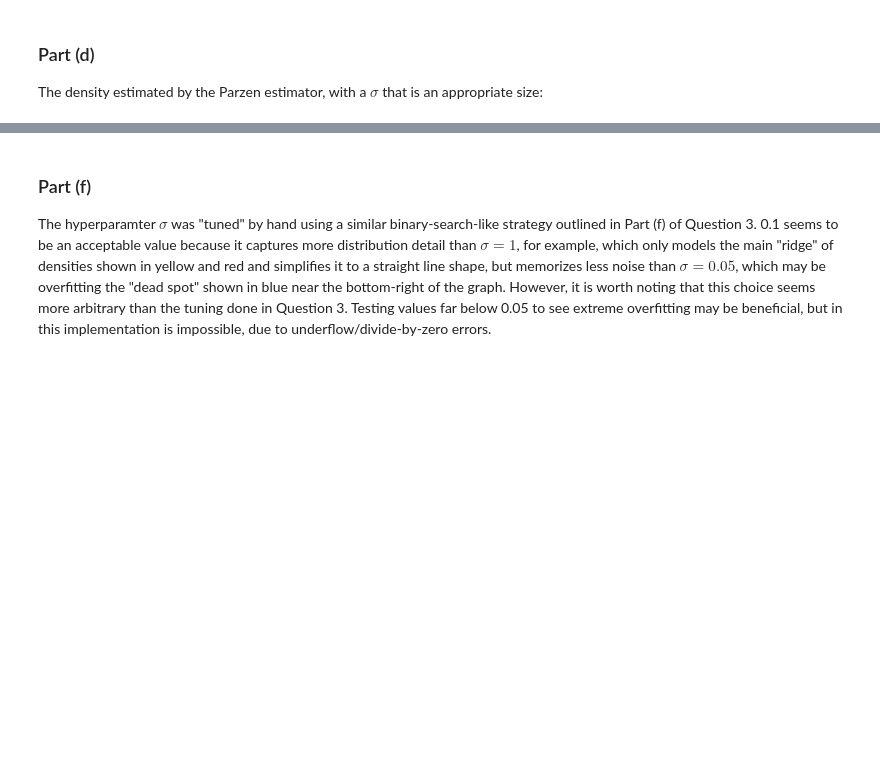
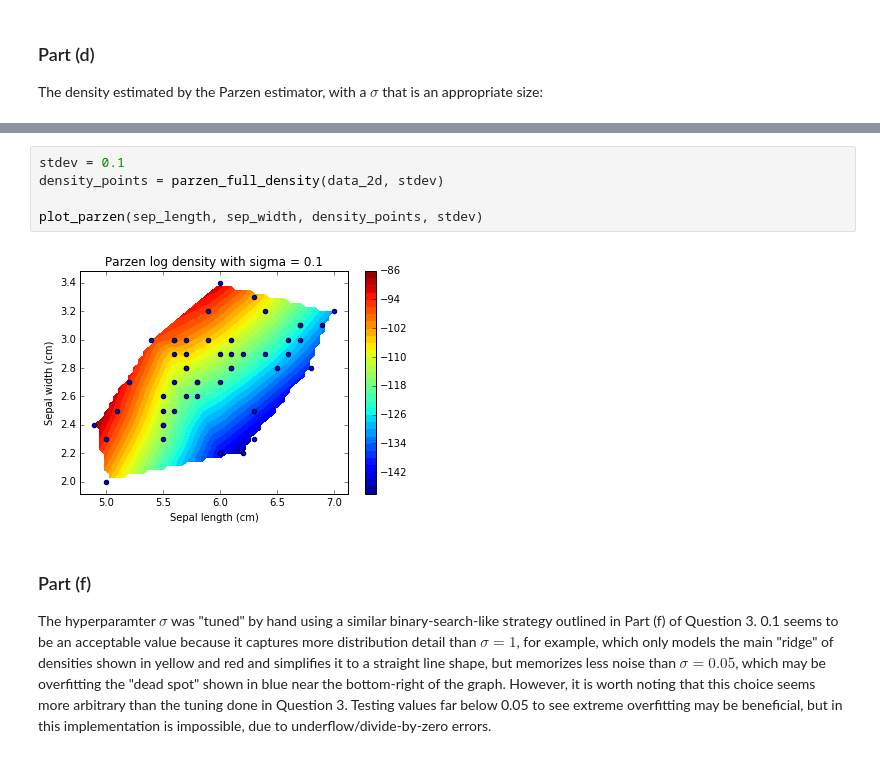
Before and after one commit to violetguos/ift6390, a Jupyter notebook: 4. Practical Part - Density Estimation.ipynb, the cells around one changed output, grey strips where cells are left out. Cells and saved outputs as stored; diff of their text form; blank space fills up the shorter version.

```diff
--- a/4. Practical Part - Density Estimation.ipynb
+++ b/4. Practical Part - Density Estimation.ipynb
@@ -416,3 +360,10 @@ plt.show()
+# %%
+stdev = 0.1
+density_points = parzen_full_density(data_2d, stdev)
+
+plot_parzen(sep_length, sep_width, density_points, stdev)
+# %% [output]
+[figure, added]
 # %% [markdown]
 ### Part (f)
 
```
Also changed, not shown: parts of 5 cells of this notebook.
